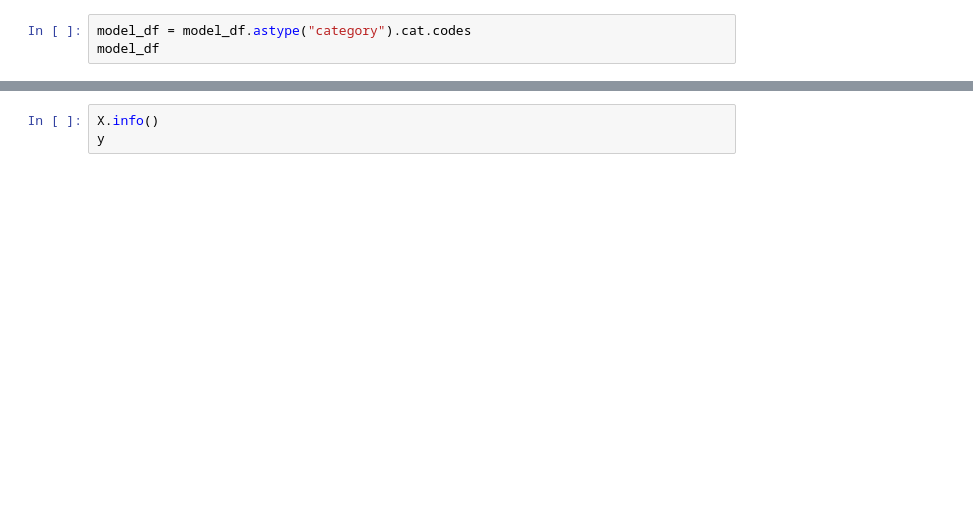
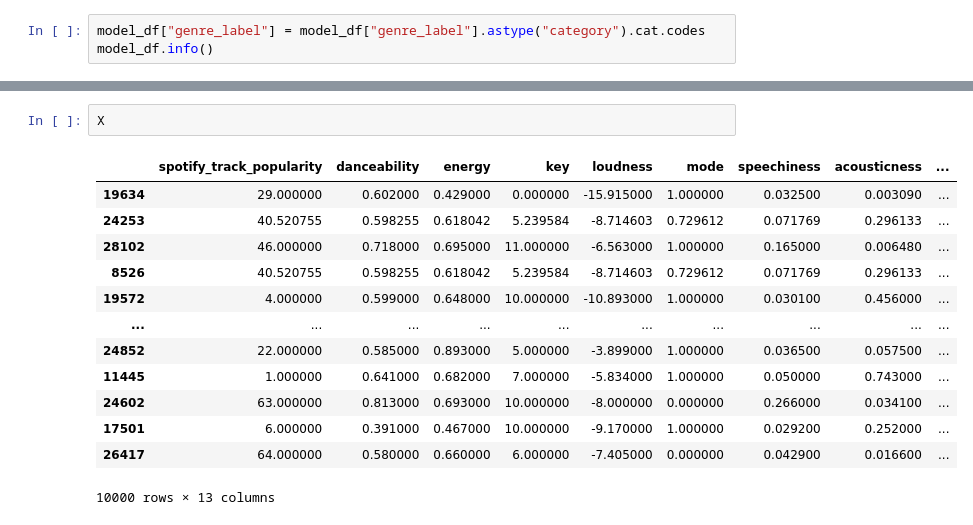
Before and after one commit to ssmcnatt/unsupervised-learning-cap03, a Jupyter notebook: music-genre-analysis.ipynb, the cells around one changed output, grey strips where cells are left out. Cells and saved outputs as stored; diff of their text form; blank space fills up the shorter version.

```diff
--- a/music-genre-analysis.ipynb
+++ b/music-genre-analysis.ipynb
@@ -265,5 +267,5 @@ Name: genre_label, Length: 18177, dtype: object
 [interactive output not drawn]
 # %%
-model_df = model_df.astype("category").cat.codes
-model_df
+model_df["genre_label"] = model_df["genre_label"].astype("category").cat.codes
+model_df.info()
 # %% [output]
@@ -293,4 +304,17 @@ KeyError: "None of [Int64Index([ 8823,  8243, 62586, 50893,  5199, 55130, 24883,
 [interactive output not drawn]
 # %%
-X.info()
-y
+X
+# %% [output]
+|  | spotify_track_popularity | danceability | energy | key | loudness | mode | speechiness | acousticness | ... |
+| 19634 | 29.000000 | 0.602000 | 0.429000 | 0.000000 | -15.915000 | 1.000000 | 0.032500 | 0.003090 | ... |
+| 24253 | 40.520755 | 0.598255 | 0.618042 | 5.239584 | -8.714603 | 0.729612 | 0.071769 | 0.296133 | ... |
+| 28102 | 46.000000 | 0.718000 | 0.695000 | 11.000000 | -6.563000 | 1.000000 | 0.165000 | 0.006480 | ... |
+| 8526 | 40.520755 | 0.598255 | 0.618042 | 5.239584 | -8.714603 | 0.729612 | 0.071769 | 0.296133 | ... |
+| 19572 | 4.000000 | 0.599000 | 0.648000 | 10.000000 | -10.893000 | 1.000000 | 0.030100 | 0.456000 | ... |
+| ... | ... | ... | ... | ... | ... | ... | ... | ... | ... |
+| 24852 | 22.000000 | 0.585000 | 0.893000 | 5.000000 | -3.899000 | 1.000000 | 0.036500 | 0.057500 | ... |
+| 11445 | 1.000000 | 0.641000 | 0.682000 | 7.000000 | -5.834000 | 1.000000 | 0.050000 | 0.743000 | ... |
+| 24602 | 63.000000 | 0.813000 | 0.693000 | 10.000000 | -8.000000 | 0.000000 | 0.266000 | 0.034100 | ... |
+| 17501 | 6.000000 | 0.391000 | 0.467000 | 10.000000 | -9.170000 | 1.000000 | 0.029200 | 0.252000 | ... |
+| 26417 | 64.000000 | 0.580000 | 0.660000 | 6.000000 | -7.405000 | 0.000000 | 0.042900 | 0.016600 | ... |
+10000 rows × 13 columns
```
Also changed, not shown: parts of 15 cells of this notebook.
